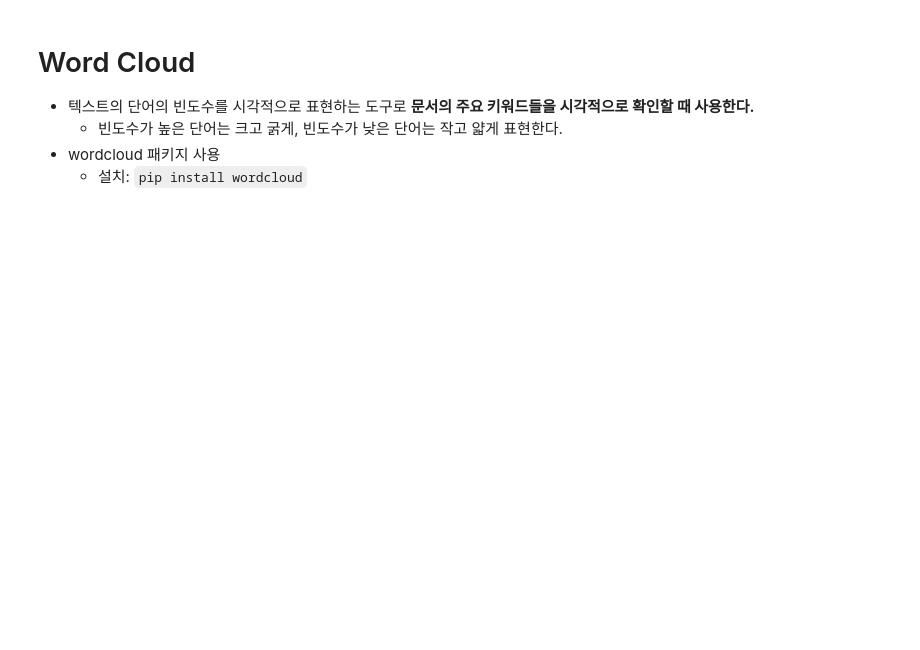
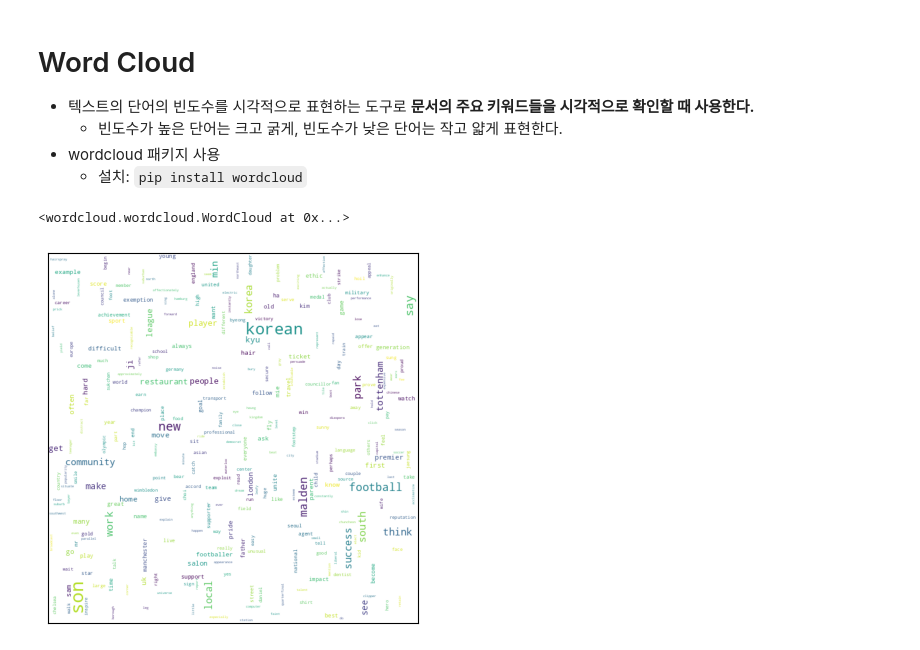
Before and after one commit to kgmyhGit/SKN06, a Jupyter notebook: 10_NLP_Preprocessing/02_NLP개요_NLTK 패키지를 이용한 텍스트 전처리및 텍스트분석.ipynb, the cells around one changed output. Drawn from its saved outputs; the diff is of its cells as text; code cells hidden in the pictures; blank space fills up the shorter version.

```diff
--- a/10_NLP_Preprocessing/02_NLP개요_NLTK 패키지를 이용한 텍스트 전처리및 텍스트분석.ipynb
+++ b/10_NLP_Preprocessing/02_NLP개요_NLTK 패키지를 이용한 텍스트 전처리및 텍스트분석.ipynb
@@ -818,3 +1002,10 @@ result
     - get(단어) 또는 FreqDist['단어'] : 특정 단어의 출연 빈도수
     - freq(단어): 총 단어수 대비 특정단어의 출연비율
     - most_common() : 빈도수 순서로 정렬하여 리스트로 반환
+# %%
+from nltk import FreqDist
+# Text 객체 이용해서 생성
+fd = news_text.vocab()
+# Token List를 넣어서 직접 생성
+fd2 = FreqDist(news_txt_tokens)
+print(fd)
@@ -827,0 +1060,28 @@ result
+# %%
+from wordcloud import WordCloud
+# WordCloud 객체 생성 -> 어떻게 그릴지 설정.
+wc = WordCloud(
+    max_words=300, # 최대 몇개 단어를 사용해서 그릴지. (빈도수 순서로 선택.)
+    prefer_horizontal=0.5,# 수평(가로)으로 쓴 단어의 비율.
+    min_font_size=1,      # 시작(최소) 폰트 크기
+    relative_scaling=0.5,  # 빈도수가 증가할 때만다 폰트크기를 어떤 비율로 증가시킬지 비율(0.5: 50%)
+                          # 1로 지정: 빈도수가 두개면 폰트 크기도 두배
+    max_font_size=30, #최대 폰트 크기
+    background_color="white",
+    width=600, # 픽셀로 width/height 크기지정
+    height=600
+)
+# %%
+# generate_from_frequencies() 딕셔너리로 전달({단어1: 빈도수, 단어2: 빈도수, ...})
+wc_img = wc.generate_from_frequencies(fd)  # nltk.FreqDist
+# 파일로 저장
+wc_img.to_file("son_news_cloud.png")
+# %% [output]
+<wordcloud.wordcloud.WordCloud at 0x...>
+# %%
+plt.imshow(wc_img)
+plt.xticks([])
+plt.yticks([]) # [] 전달: 눈금(ticks)를 안나오게.
+plt.show()
+# %% [output]
+[figure, added]
```
Also changed, not shown: parts of 18 cells of this notebook, 1 other file.
